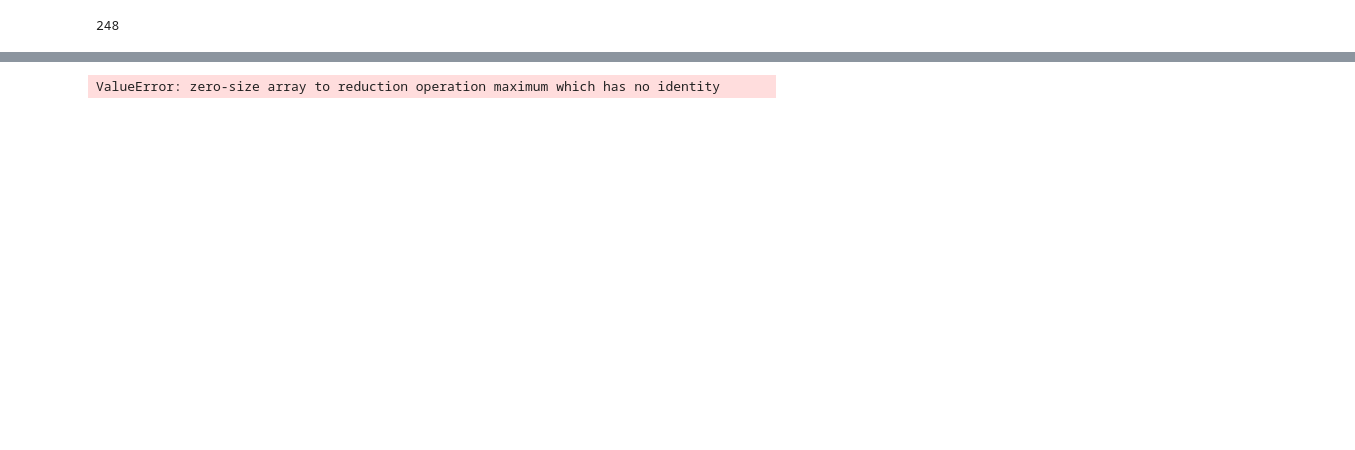
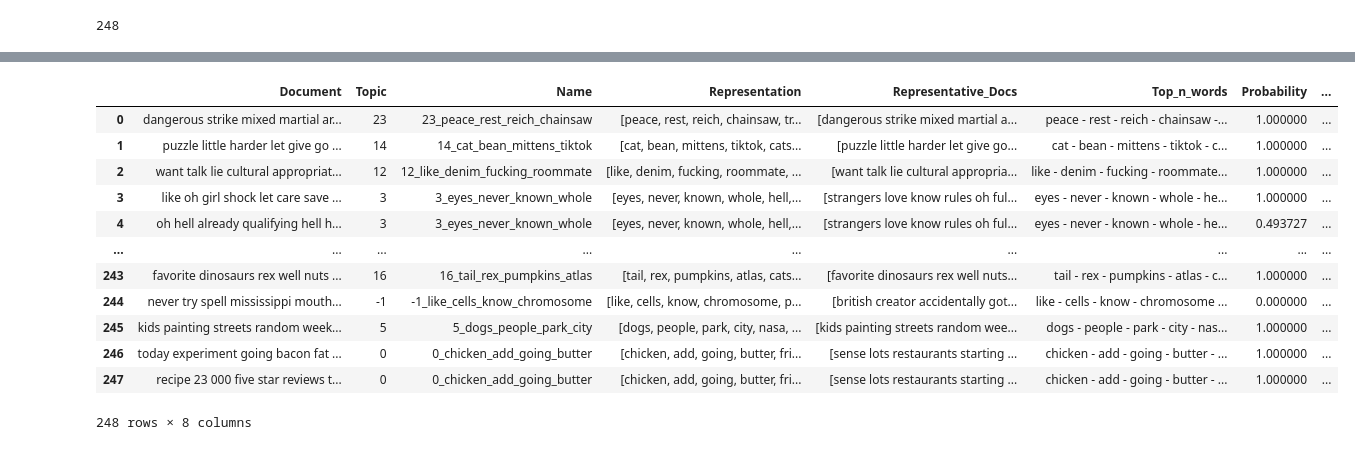
Before and after one commit to Tricar5/vector-search-hse, a Jupyter notebook: eda/text_bertopic.ipynb, the cells around one changed output, grey strips where cells are left out. Saved outputs shown, nothing was run; the diff lists cells and outputs as text; code cells hidden in the pictures; blank space fills up the shorter version.

```diff
--- a/eda/text_bertopic.ipynb
+++ b/eda/text_bertopic.ipynb
@@ -54,4 +78,16 @@ topic_model.get_topic_info()
 # %%
-topic_model.visualize_topics()
+topic_model.get_document_info(texts)
 # %% [output]
+|  | Document | Topic | Name | Representation | Representative_Docs | Top_n_words | Probability | ... |
+| 0 | dangerous strike mixed martial ar... | 23 | 23_peace_rest_reich_chainsaw | [peace, rest, reich, chainsaw, tr... | [dangerous strike mixed martial a... | peace - rest - reich - chainsaw -... | 1.000000 | ... |
+| 1 | puzzle little harder let give go ... | 14 | 14_cat_bean_mittens_tiktok | [cat, bean, mittens, tiktok, cats... | [puzzle little harder let give go... | cat - bean - mittens - tiktok - c... | 1.000000 | ... |
+| 2 | want talk lie cultural appropriat... | 12 | 12_like_denim_fucking_roommate | [like, denim, fucking, roommate, ... | [want talk lie cultural appropria... | like - denim - fucking - roommate... | 1.000000 | ... |
+| 3 | like oh girl shock let care save ... | 3 | 3_eyes_never_known_whole | [eyes, never, known, whole, hell,... | [strangers love know rules oh ful... | eyes - never - known - whole - he... | 1.000000 | ... |
+| 4 | oh hell already qualifying hell h... | 3 | 3_eyes_never_known_whole | [eyes, never, known, whole, hell,... | [strangers love know rules oh ful... | eyes - never - known - whole - he... | 0.493727 | ... |
+| ... | ... | ... | ... | ... | ... | ... | ... | ... |
+| 243 | favorite dinosaurs rex well nuts ... | 16 | 16_tail_rex_pumpkins_atlas | [tail, rex, pumpkins, atlas, cats... | [favorite dinosaurs rex well nuts... | tail - rex - pumpkins - atlas - c... | 1.000000 | ... |
+| 244 | never try spell mississippi mouth... | -1 | -1_like_cells_know_chromosome | [like, cells, know, chromosome, p... | [british creator accidentally got... | like - cells - know - chromosome ... | 0.000000 | ... |
+| 245 | kids painting streets random week... | 5 | 5_dogs_people_park_city | [dogs, people, park, city, nasa, ... | [kids painting streets random wee... | dogs - people - park - city - nas... | 1.000000 | ... |
+| 246 | today experiment going bacon fat ... | 0 | 0_chicken_add_going_butter | [chicken, add, going, butter, fri... | [sense lots restaurants starting ... | chicken - add - going - butter - ... | 1.000000 | ... |
+| 247 | recipe 23 000 five star reviews t... | 0 | 0_chicken_add_going_butter | [chicken, add, going, butter, fri... | [sense lots restaurants starting ... | chicken - add - going - butter - ... | 1.000000 | ... |
-ValueError: zero-size array to reduction operation maximum which has no identity
+248 rows × 8 columns
```
Also changed, not shown: parts of 19 cells of this notebook, 1 other file.
